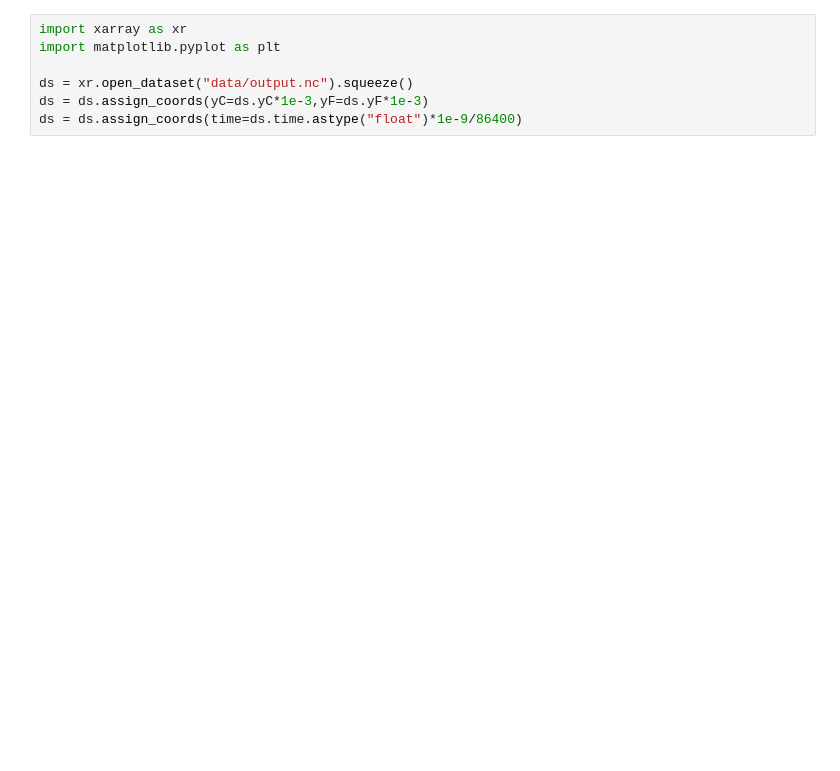
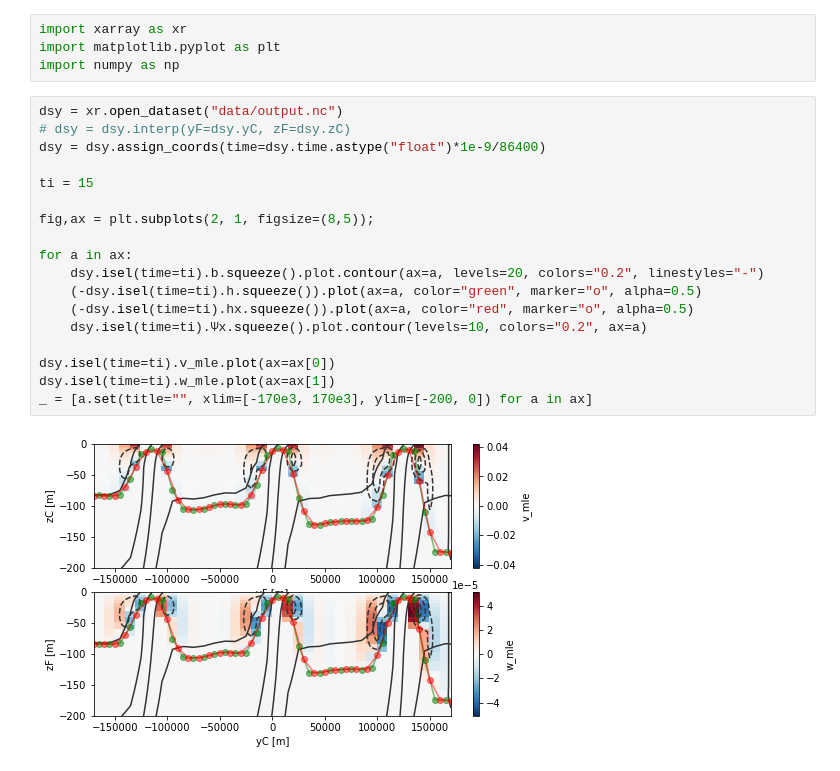
Before and after one commit to iuryt/MLE.jl, a Jupyter notebook: MLE_analysis.ipynb, the cells around one changed output. Drawn from its saved outputs; the diff is of its cells as text; blank space fills up the shorter version.

```diff
--- a/MLE_analysis.ipynb
+++ b/MLE_analysis.ipynb
@@ -1,7 +1,24 @@
-# %%
-import xarray as xr
-import matplotlib.pyplot as plt
-
-ds = xr.open_dataset("data/output.nc").squeeze()
-ds = ds.assign_coords(yC=ds.yC*1e-3,yF=ds.yF*1e-3)
-ds = ds.assign_coords(time=ds.time.astype("float")*1e-9/86400)
+# %%
+import xarray as xr
+import matplotlib.pyplot as plt
+import numpy as np
+# %%
+dsy = xr.open_dataset("data/output.nc")
+# dsy = dsy.interp(yF=dsy.yC, zF=dsy.zC)
+dsy = dsy.assign_coords(time=dsy.time.astype("float")*1e-9/86400)
+
+ti = 15
+
+fig,ax = plt.subplots(2, 1, figsize=(8,5));
+
+for a in ax:
+    dsy.isel(time=ti).b.squeeze().plot.contour(ax=a, levels=20, colors="0.2", linestyles="-")
+    (-dsy.isel(time=ti).h.squeeze()).plot(ax=a, color="green", marker="o", alpha=0.5)
+    (-dsy.isel(time=ti).hx.squeeze()).plot(ax=a, color="red", marker="o", alpha=0.5)
+    dsy.isel(time=ti).Ψx.squeeze().plot.contour(levels=10, colors="0.2", ax=a)
+
+dsy.isel(time=ti).v_mle.plot(ax=ax[0])
+dsy.isel(time=ti).w_mle.plot(ax=ax[1])
+_ = [a.set(title="", xlim=[-170e3, 170e3], ylim=[-200, 0]) for a in ax]
+# %% [output]
+[figure, added]
```
Also changed, not shown: parts of 25 cells of this notebook, 1 other file.
